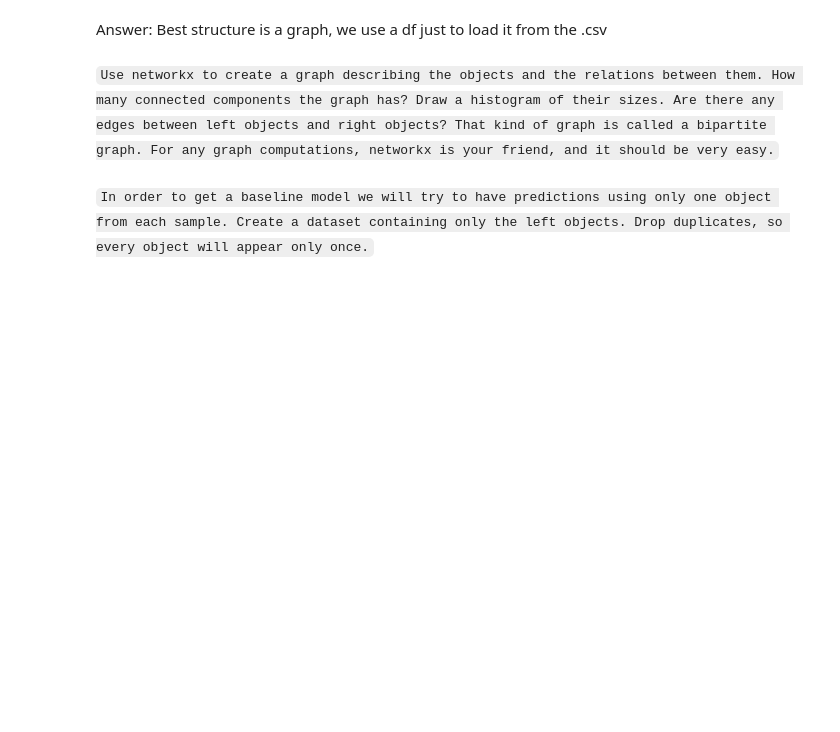
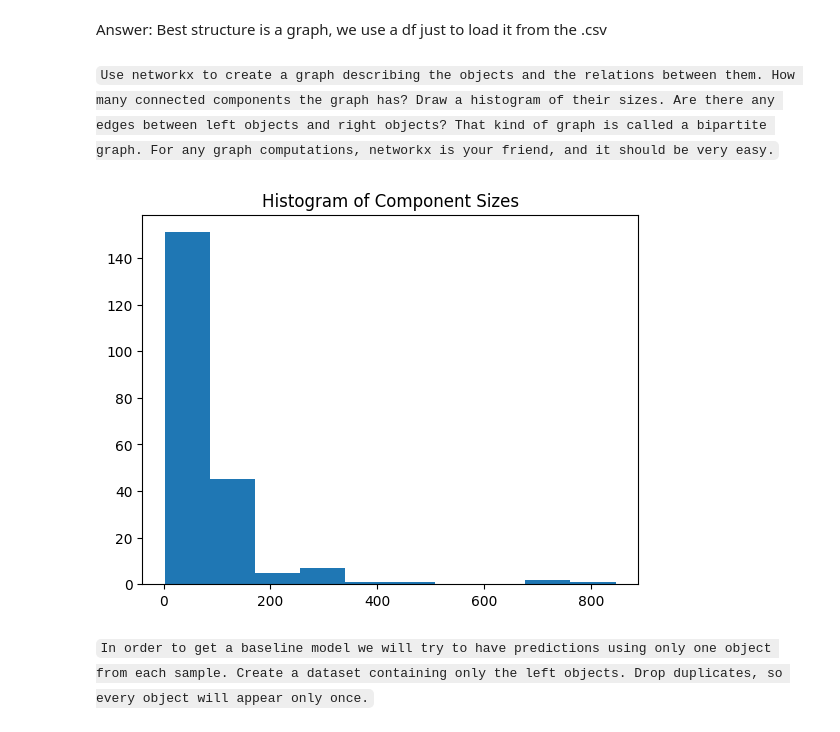
Before and after one commit to roy-boy-1/shampoo, a Jupyter notebook: train_test_split/train-test split exercise.ipynb, the cells around one changed output. Cells and saved outputs as stored; diff of their text form; code cells hidden in the pictures; blank space fills up the shorter version.

````diff
--- a/train_test_split/train-test split exercise.ipynb
+++ b/train_test_split/train-test split exercise.ipynb
@@ -29,7 +39,12 @@ Answer: Best structure is a graph, we use a df just to load it from the .csv
 # %%
 graph = nx.from_pandas_edgelist(df, source="index_left", target="index_right", edge_attr="target")
 concomp = [c for c in nx.connected_components(graph)]
+plt.figure()
+plt.title("Histogram of Component Sizes")
 plt.hist([len(c) for c in concomp])
+plt.show()
+# %% [output]
+[figure, added]
 # %% [markdown]
 ```In order to get a baseline model we will try to have predictions using only one object from each sample. Create a dataset containing only the left objects. Drop duplicates, so every object will appear only once.```
 # %%
````
Also changed, not shown: parts of 11 cells of this notebook.
